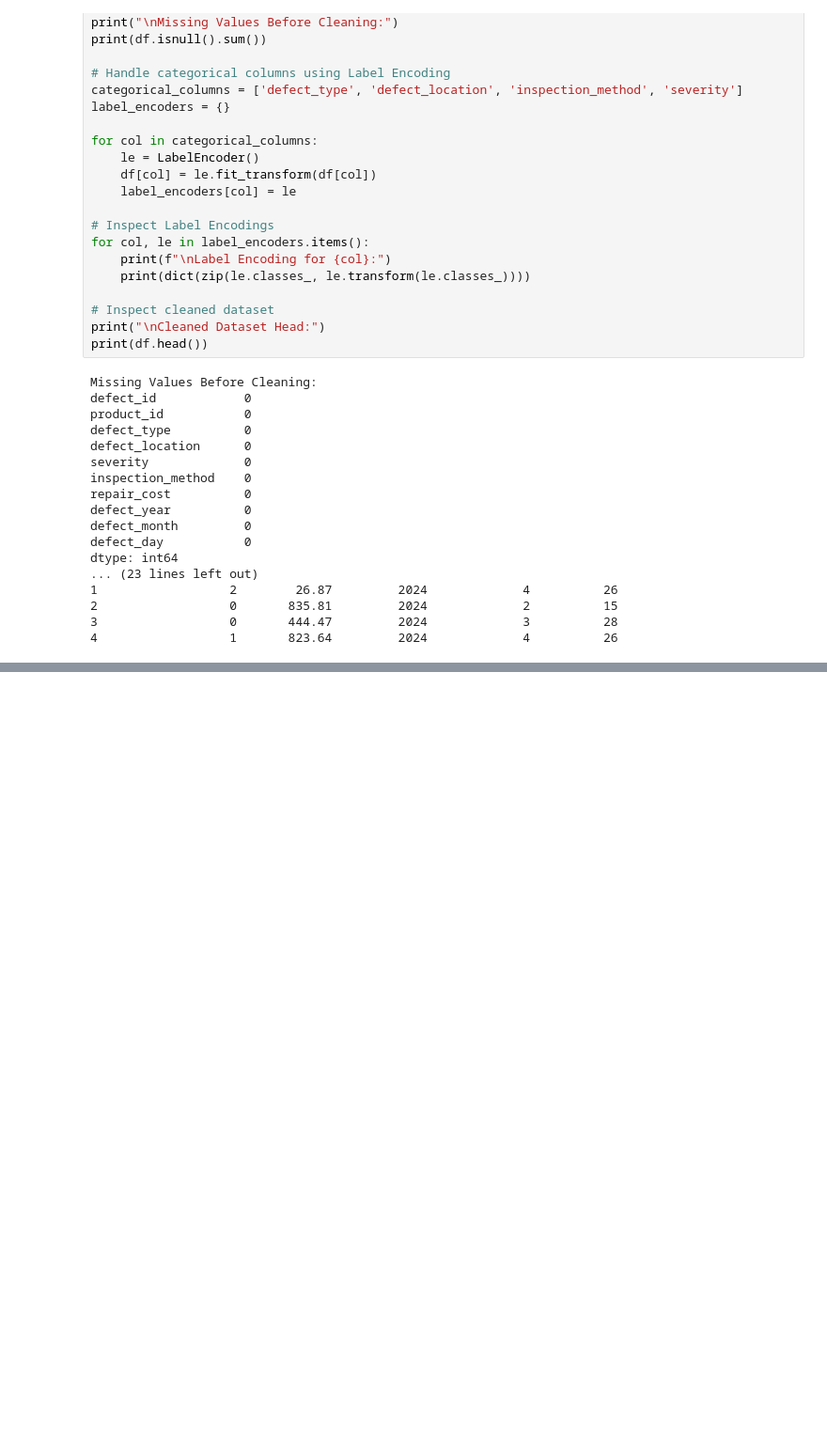
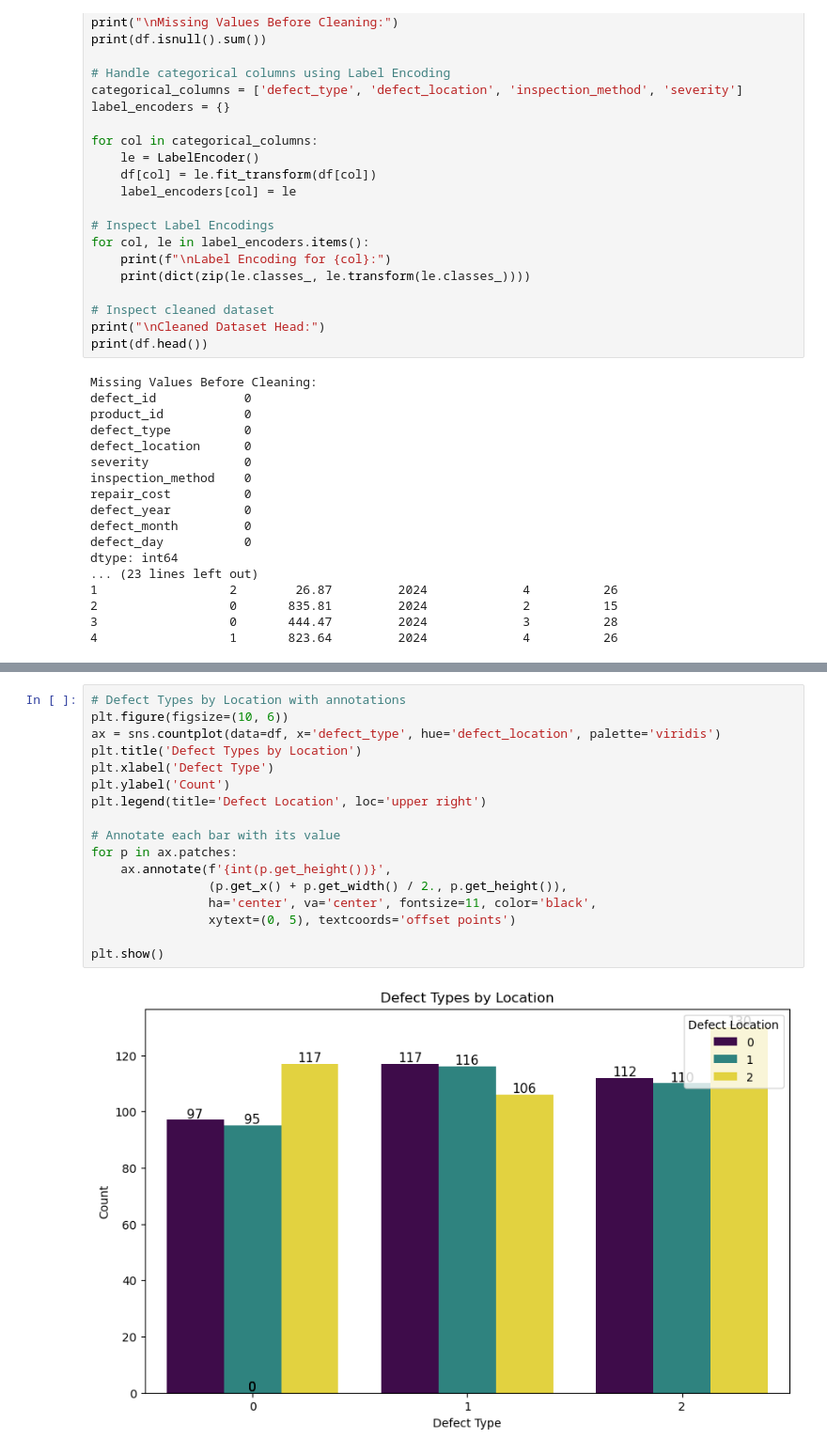
Before and after one commit to MiltonGreat/Manufacturing-Defects, a Jupyter notebook: Manufacturing Defects 2.ipynb, the cells around one changed output, grey strips where cells are left out. Shown: that part at 94% size. Saved outputs shown, nothing was run; the diff lists cells and outputs as text; blank space fills up the shorter version.

```diff
--- a/Manufacturing Defects 2.ipynb
+++ b/Manufacturing Defects 2.ipynb
@@ -162,0 +194,19 @@ Passing `palette` without assigning `hue` is deprecated and will be removed in v
+# %%
+# Defect Types by Location with annotations
+plt.figure(figsize=(10, 6))
+ax = sns.countplot(data=df, x='defect_type', hue='defect_location', palette='viridis')
+plt.title('Defect Types by Location')
+plt.xlabel('Defect Type')
+plt.ylabel('Count')
+plt.legend(title='Defect Location', loc='upper right')
+
+# Annotate each bar with its value
+for p in ax.patches:
+    ax.annotate(f'{int(p.get_height())}',
+                (p.get_x() + p.get_width() / 2., p.get_height()),
+                ha='center', va='center', fontsize=11, color='black',
+                xytext=(0, 5), textcoords='offset points')
+
+plt.show()
+# %% [output]
+[figure, added]
```
Also changed, not shown: parts of 15 cells of this notebook.
